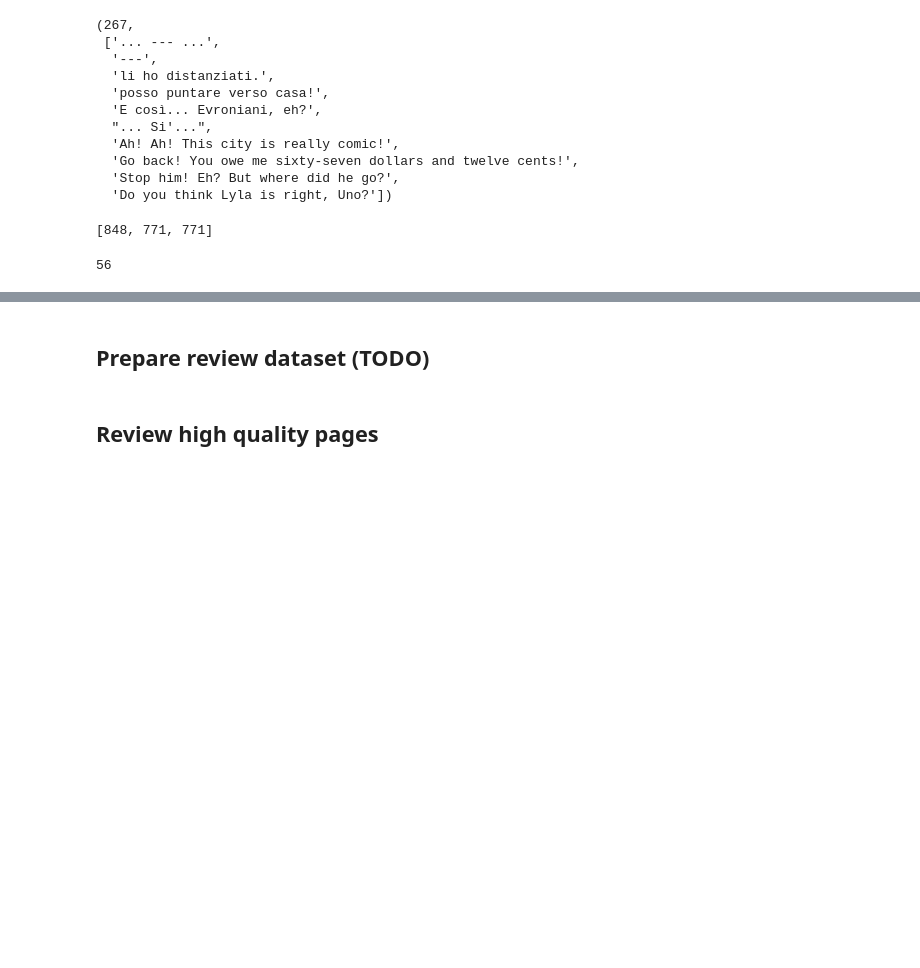
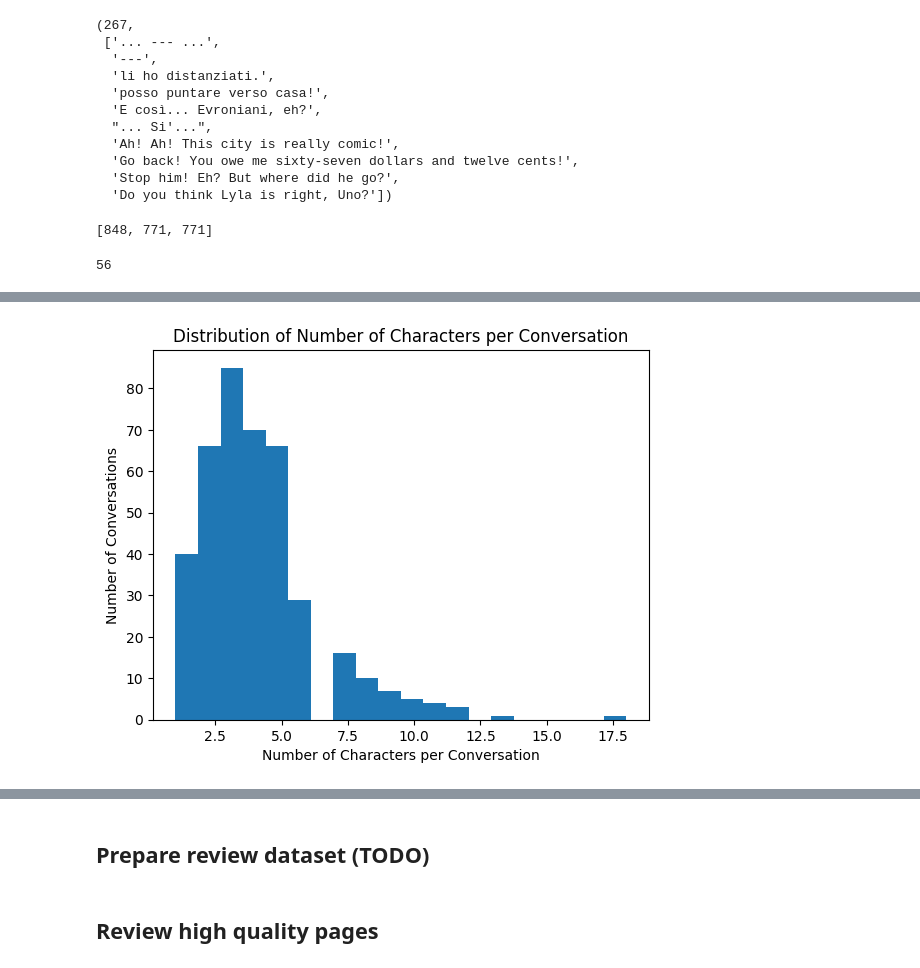
Before and after one commit to mbrt/pkna-uno, a Jupyter notebook: cleanup-conv.ipynb, the cells around one changed output, grey strips where cells are left out. Saved outputs shown, nothing was run; the diff lists cells and outputs as text; code cells hidden in the pictures; blank space fills up the shorter version.

```diff
--- a/cleanup-conv.ipynb
+++ b/cleanup-conv.ipynb
@@ -640,0 +717,10 @@ len(pages_to_review)
+# %%
+# Plot the distribution of number of characters per conversation
+char_counts = [len(conv.characters) for conv in conversations]
+plt.hist(char_counts, bins=20)
+plt.xlabel("Number of Characters per Conversation")
+plt.ylabel("Number of Conversations")
+plt.title("Distribution of Number of Characters per Conversation")
+plt.show()
+# %% [output]
+[figure, added]
```
Also changed, not shown: parts of 7 cells of this notebook, 1 other file.
